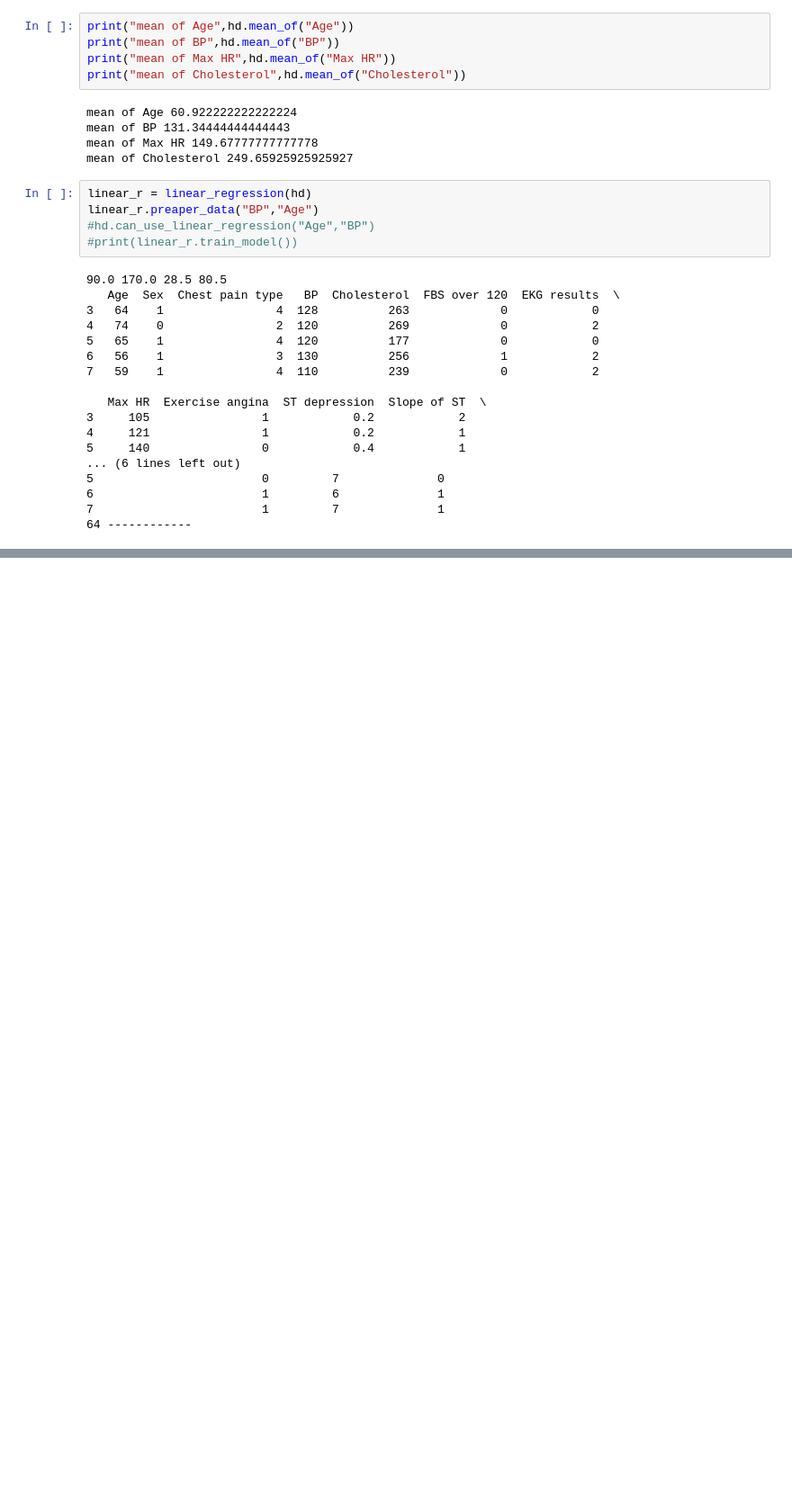
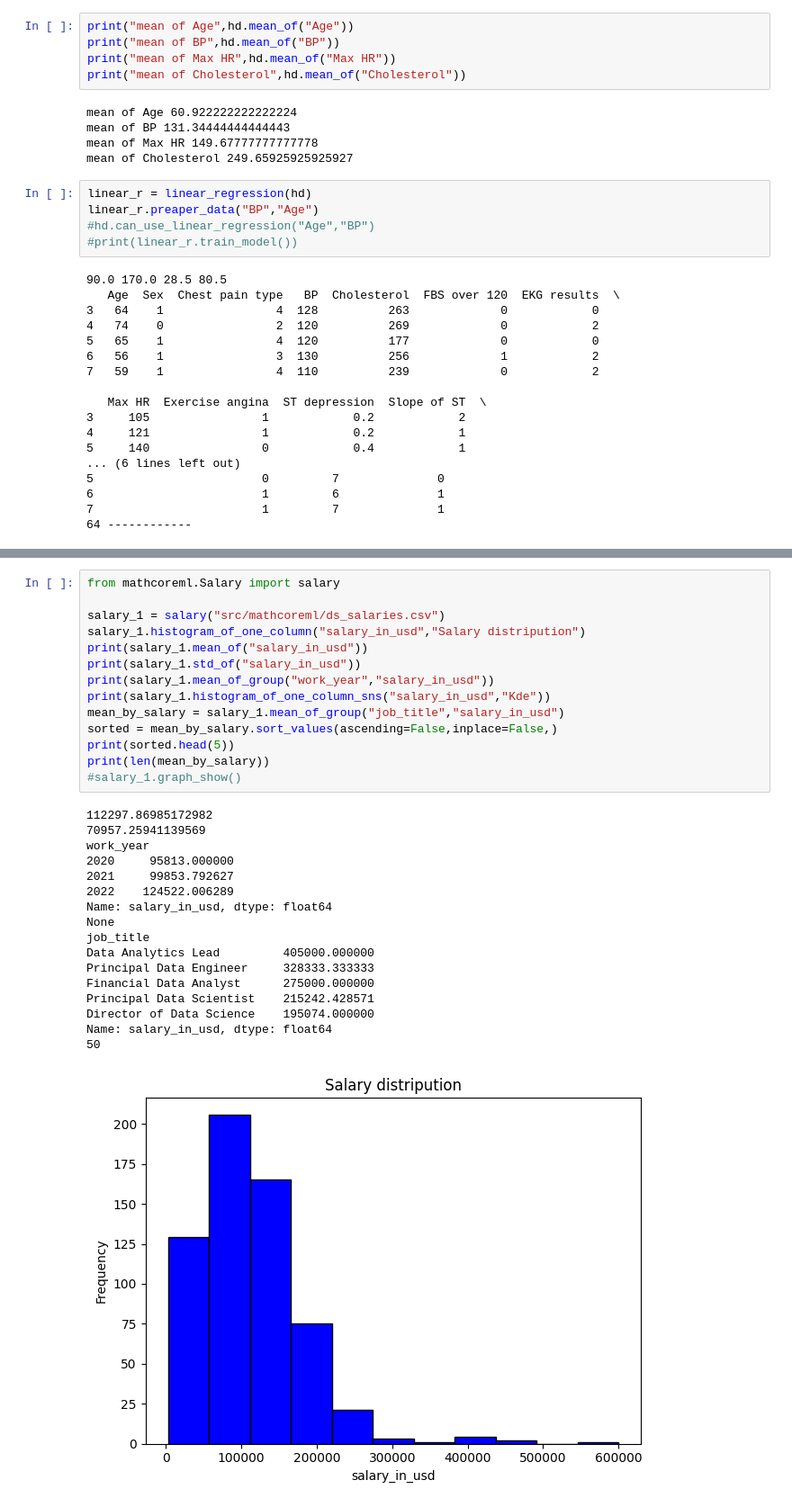
Before and after one commit to TigranAHarutyunyan/MathCoreML, a Jupyter notebook: src/MathCoreML/Checker.ipynb, the cells around one changed output, grey strips where cells are left out. Shown at 90% size. Saved outputs shown, nothing was run; the diff lists cells and outputs as text; blank space fills up the shorter version.

```diff
--- a/src/MathCoreML/Checker.ipynb
+++ b/src/MathCoreML/Checker.ipynb
@@ -77,0 +77,32 @@ Your Model is trained
+# %%
+from mathcoreml.Salary import salary
+
+salary_1 = salary("src/mathcoreml/ds_salaries.csv")
+salary_1.histogram_of_one_column("salary_in_usd","Salary distripution")
+print(salary_1.mean_of("salary_in_usd"))
+print(salary_1.std_of("salary_in_usd"))
+print(salary_1.mean_of_group("work_year","salary_in_usd"))
+print(salary_1.histogram_of_one_column_sns("salary_in_usd","Kde"))
+mean_by_salary = salary_1.mean_of_group("job_title","salary_in_usd")
+sorted = mean_by_salary.sort_values(ascending=False,inplace=False,)
+print(sorted.head(5))
+print(len(mean_by_salary))
+#salary_1.graph_show()
+# %% [output]
+112297.86985172982
+70957.25941139569
+work_year
+2020     95813.000000
+2021     99853.792627
+2022    124522.006289
+Name: salary_in_usd, dtype: float64
+None
+job_title
+Data Analytics Lead         405000.000000
+Principal Data Engineer     328333.333333
+Financial Data Analyst      275000.000000
+Principal Data Scientist    215242.428571
+Director of Data Science    195074.000000
+Name: salary_in_usd, dtype: float64
+50
+[figure, added]
```
Also changed, not shown: parts of 2 cells of this notebook, 3 other files.
